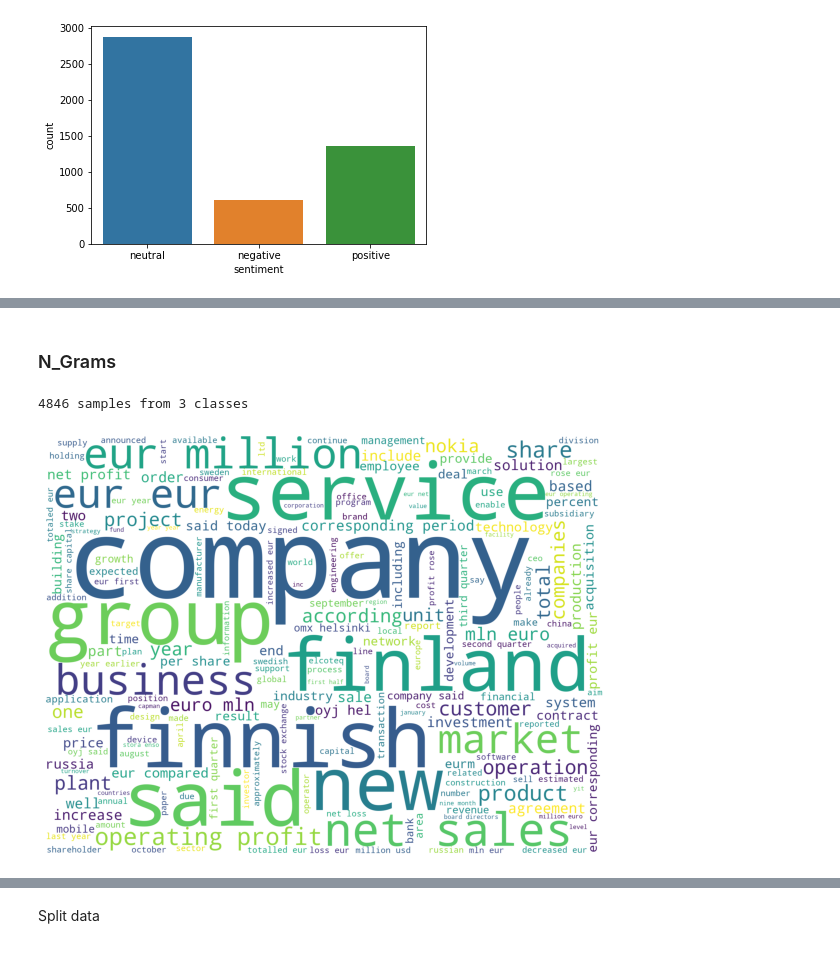
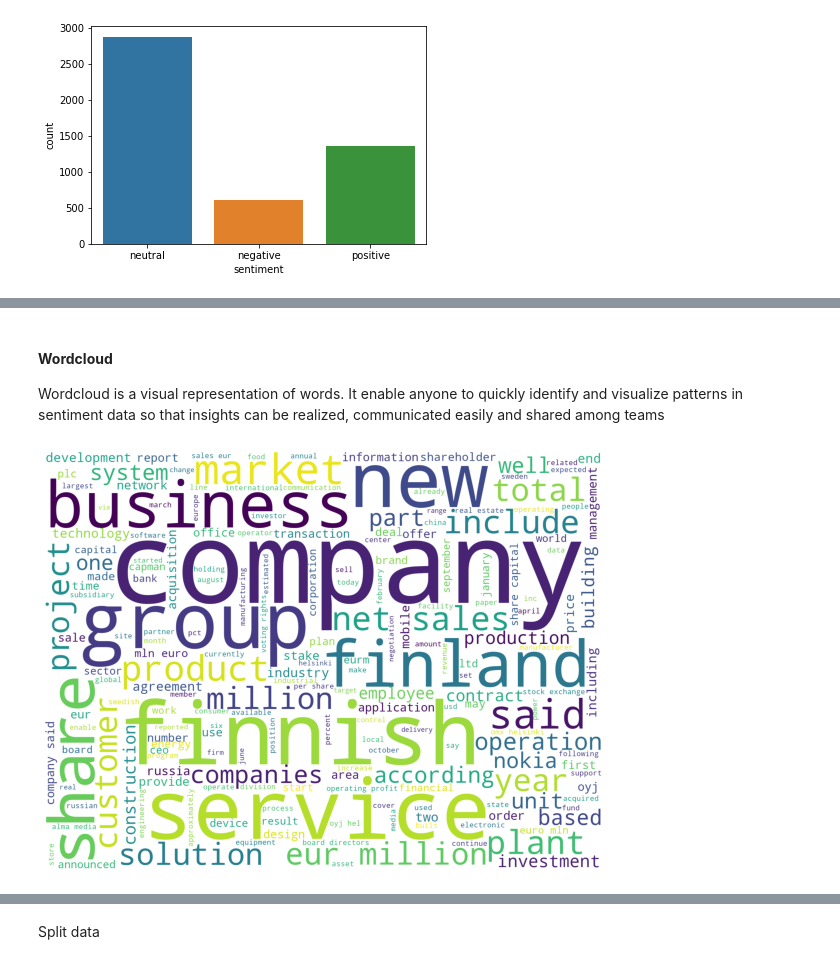
Before and after one commit to achrafbalij/Sentiment-Analysis-on-Financial-News, a Jupyter notebook: SENTIMENT_ANALYSIS.ipynb, the cells around one changed output, grey strips where cells are left out. Saved outputs shown, nothing was run; the diff lists cells and outputs as text; code cells hidden in the pictures.

```diff
--- a/SENTIMENT_ANALYSIS.ipynb
+++ b/SENTIMENT_ANALYSIS.ipynb
@@ -80,5 +90,5 @@ cuda
 # %%
-url='https://raw.githubusercontent.com/isaaccs/sentiment-analysis-for-financial-news/master/all-data.csv'
+url='https://raw.githubusercontent.com/achrafbalij/Sentiment-Analysis-on-Financial-News/main/all-data.csv?token=GHSAT0AAAAAABZWGVSHKG3MG4PPHQO54XFQY2BO7GA'
 data=pd.read_csv(url, encoding="cp1252",header=None)
 data.columns = ['sentiment', 'text']
 # %%
@@ -139,5 +155,3 @@ def cleaning_data(text):
   lemma_words=[lemmatizer.lemmatize(w) for w in stem_words]
   return " ".join(filtered_words)
 data['text']=data['text'].map(lambda s:cleaning_data(s))
-# %% [markdown]
-### N_Grams
@@ -150,34 +158,23 @@ def n_grams(input, n):
-# %%
-tags = ['neutral','negative','positive']
-
-df = data[data.sentiment.isin(tags)]
-##Create N-Grams
-df['Tokens'] = df.apply(lambda row: nltk.word_tokenize(row['text'].strip()), axis=1)
-df['bi_Grams']  = df.apply(lambda row: n_grams(row['Tokens'], 2), axis=1)
-df['tri_Grams']  = df.apply(lambda row: n_grams(row['Tokens'], 3), axis=1)
-print(len(df),'samples from',len(tags),'classes')
-# %% [output]
-4846 samples from 3 classes
+# %% [markdown]
+#### **Wordcloud**
+
+Wordcloud is a visual representation of words. It enable anyone to quickly identify and visualize patterns in sentiment data so that insights can be realized, communicated easily and shared among teams
 # %%
-df_cloud = data[data['sentiment']=='neutral']
-# join tweets to a single string
-words = ' '.join(data['text'])
-# remove URLs, RTs, and twitter handles
-no_urls_no_tags = " ".join([word for word in words.split()
-                            if 'http' not in word
-                                and not word.startswith('@')
-                                and word != 'RT'
-                            ])
+def plot_wordcloud(data):
+  words = ' '.join(data['text'])
+  no_urls_no_tags = " ".join([word for word in words.split()])
 
-wordcloud = WordCloud(stopwords=STOPWORDS,
-                      background_color='white',
-                      width=2000,
-                      height=1500
-                     ).generate(no_urls_no_tags)
+  wordcloud = WordCloud(stopwords=STOPWORDS,
+                        background_color='white',
+                        width=2000,
+                        height=1500
+                      ).generate(no_urls_no_tags)
 
-plt.figure(1,figsize=(10, 10))
-plt.imshow(wordcloud)
-plt.axis('off')
-plt.show()
+  plt.figure(1,figsize=(10, 10))
+  plt.imshow(wordcloud)
+  plt.axis('off')
+  plt.show()
+
+plot_wordcloud(data[data['sentiment']=='neutral'])
 # %% [output]
-[figure, old version]
+[figure, new version]
```
Also changed, not shown: parts of 12 cells of this notebook.
